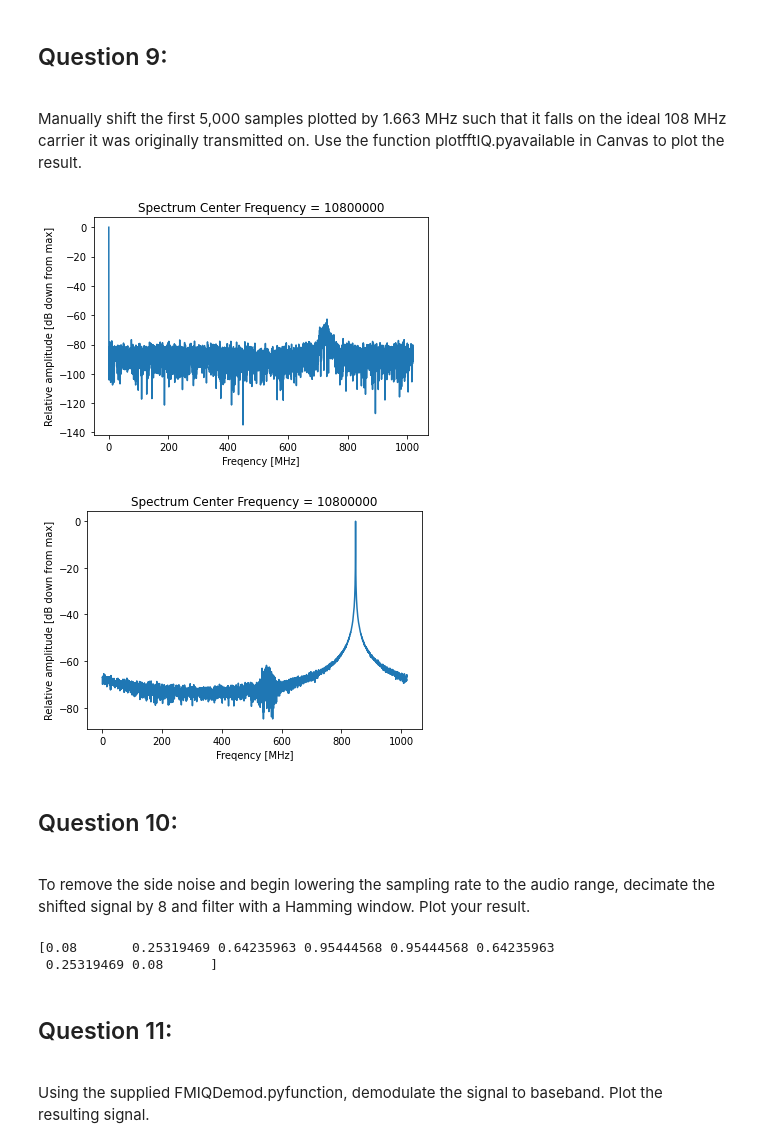
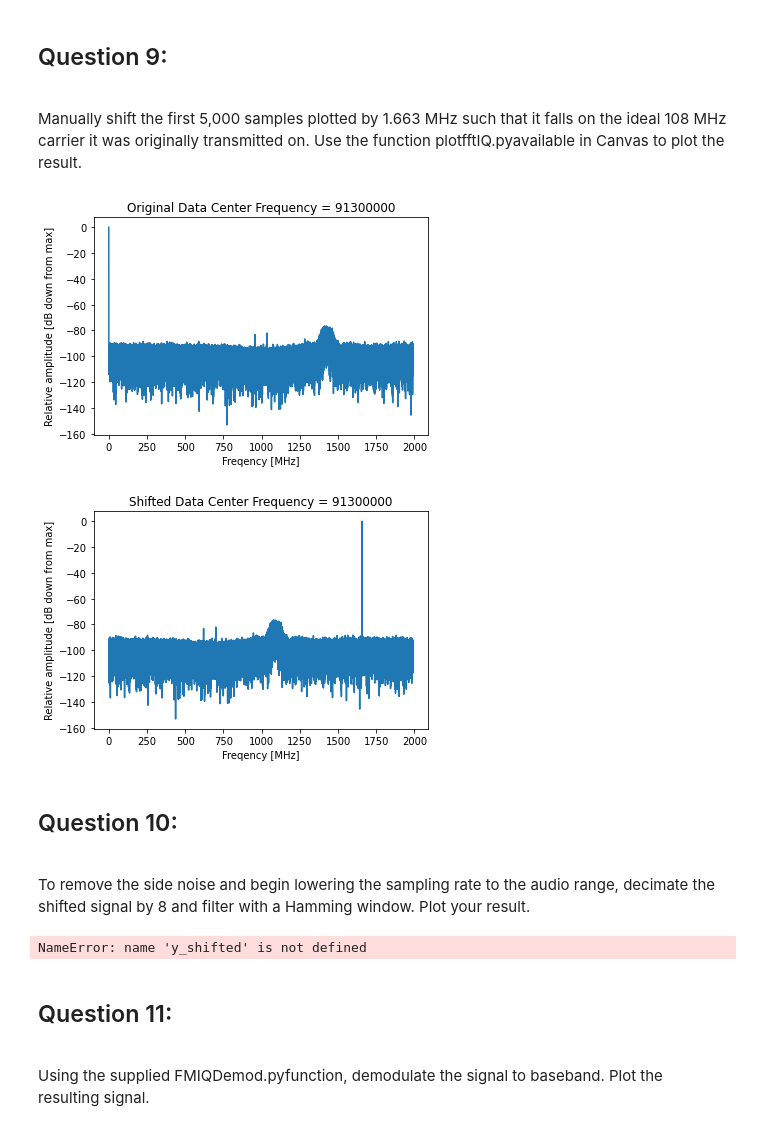
Before and after one commit to eewilliams-wpi/ECE3311_Team6, a Jupyter notebook: proj3_maya_111520.ipynb, the cells around one changed output. Saved outputs shown, nothing was run; the diff lists cells and outputs as text; code cells hidden in the pictures.

```diff
--- a/proj3_maya_111520.ipynb
+++ b/proj3_maya_111520.ipynb
@@ -250,43 +281,57 @@ plt.show()
 # %% [markdown]
 ## Question 9:
 <br>Manually shift the first 5,000 samples plotted by 1.663 MHz such that it falls on the ideal 108 MHz carrier it was originally  transmitted on. Use the function plotfftIQ.pyavailable in Canvas to plot the result.
-# %%
-from plot_fft_IQ import *
-
-plot_FFT_IQ(x,1, 5000, 2000000, 10800000)
-
-fs = 2  #MHz
-t = np.arange(1, len(data),1)
-xnew = x[0:5000]
-y_shifted = []
-
-for i in range(len(xnew)):
-    y_shifted.append(xnew[i]*np.exp(1j*2*np.pi*t[i]*1.663/fs))
-y_shifted = np.array(y_shifted)
-
-plot_FFT_IQ (y_shifted, 1, 5000, 2000000, 10800000)
-
-# plt.title("5000 samples")
-# plt.plot(signal)
-# plt.show()
-# %% [output]
-[figure, removed]
-[figure, removed]
+# %%
+from plot_fft_IQ import *
+data = np.fromfile("/home/ece3311/ece3311_projects/Project_03/mystery_FM.dat",dtype="uint8")
+y = data[0::2] + 1j*data[1::2]
+plot_FFT_IQ(y,50000, 90000, 2000000, 91300000, title_of_plot="Original Data")
+
+
+fs = 2  #MHz
+t = np.arange(0, len(y),1)
+exp = np.exp(1j*2*np.pi*t*1.663/fs)
+
+y_shifted = np.multiply(y, exp)
+
+# for i in range(len(xnew)):
+#     y_shifted.append(xnew[i]*np.exp(1j*2*np.pi*t[i]*1.663/fs))
+# y_shifted = np.array(y_shifted)
+
+plot_FFT_IQ (y_shifted, 50000, 90000, 2000000, 91300000, title_of_plot="Shifted Data")
+
+
+window = np.hamming(len(y_shifted))
+
+#I do not know how to apply the hamming window,Kartik just said there is an example of it online but I could not find one, I also cannot get this to plot just the decimated signal,he said when plotting the Fs must be divided by your decimation factor which in this case would be 8, I did that but I am still not getting a plot.
+y_decimated = scipy.signal.decimate(y_shifted, 8)
+
+
+plot_FFT_IQ (y_filtered, 50000, 90000, 25000, 91300000, title_of_plot="Decimated Data")
+
+# plt.title("5000 samples")
+# plt.plot(signal)
+# plt.show()
+# %% [output]
+[figure, added]
+[figure, added]
 # %% [markdown]
 ## Question 10:
 <br>To remove the side noise and begin lowering the sampling rate to the audio range, decimate the shifted signal by 8 and filter with a Hamming window. Plot your result.
 # %%
-window = np.hamming(8)
-print(window)
+import numpy as np
 
-decimated_sig = scipy.signal.decimate(y_shifted, 8)
+window = np.hamming(len(y_shifted))
+y_decimated = y_shifted[::8]
+
+plot_FFT_IQ (y_decimated, 50000, 90000, 2000000/8, 91300000, title_of_plot="Decimated Data")
+# decimated_sig = scipy.signal.decimate(y_shifted, 8)
 
 #firwin2 allows to use hamming window
 #What do we pass this filter for parameters?
 #In order to filter the signal do we multiply the result of the filter by our signal?
 # %% [output]
-[0.08       0.25319469 0.64235963 0.95444568 0.95444568 0.64235963
- 0.25319469 0.08      ]
+NameError: name 'y_shifted' is not defined
 # %% [markdown]
 ## Question 11:
 <br>Using the supplied FMIQDemod.pyfunction, demodulate the signal to baseband. Plot the resulting signal.
```
Also changed, not shown: parts of 9 cells of this notebook.
